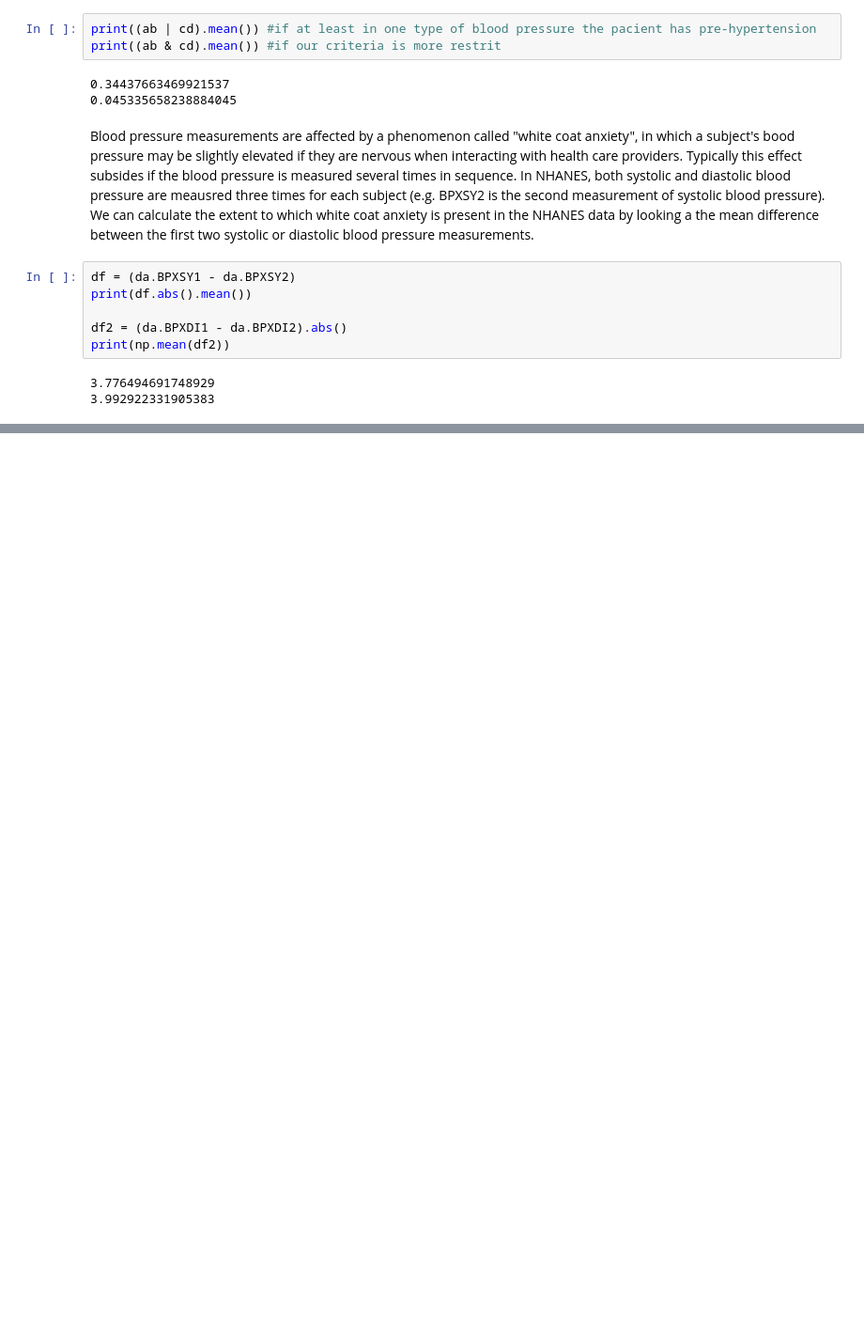
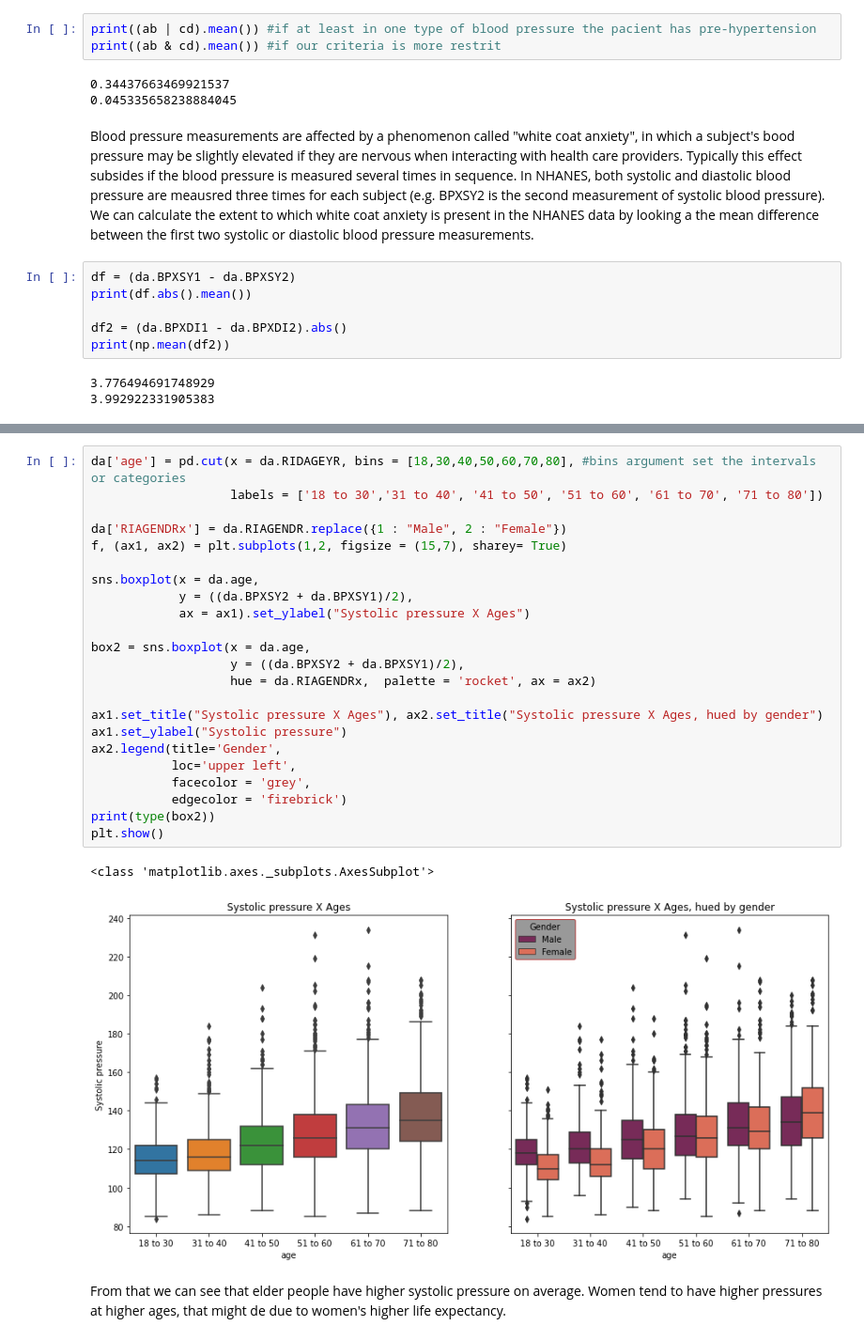
Before and after one commit to SauloVSFh/learningpython, a Jupyter notebook: Statistics/statistics1/Week 2/Univariate exploratory analysis.ipynb, the cells around one changed output, grey strips where cells are left out. Shown at 94% size. Drawn from its saved outputs; the diff is of its cells as text; blank space fills up the shorter version.

```diff
--- a/Statistics/statistics1/Week 2/Univariate exploratory analysis.ipynb
+++ b/Statistics/statistics1/Week 2/Univariate exploratory analysis.ipynb
@@ -273,0 +330,28 @@ print(np.mean(df2))
+# %%
+da['age'] = pd.cut(x = da.RIDAGEYR, bins = [18,30,40,50,60,70,80], #bins argument set the intervals or categories
+                   labels = ['18 to 30','31 to 40', '41 to 50', '51 to 60', '61 to 70', '71 to 80'])
+
+da['RIAGENDRx'] = da.RIAGENDR.replace({1 : "Male", 2 : "Female"})
+f, (ax1, ax2) = plt.subplots(1,2, figsize = (15,7), sharey= True)
+
+sns.boxplot(x = da.age,
+            y = ((da.BPXSY2 + da.BPXSY1)/2),
+            ax = ax1).set_ylabel("Systolic pressure X Ages")
+
+box2 = sns.boxplot(x = da.age,
+                   y = ((da.BPXSY2 + da.BPXSY1)/2),
+                   hue = da.RIAGENDRx,  palette = 'rocket', ax = ax2)
+
+ax1.set_title("Systolic pressure X Ages"), ax2.set_title("Systolic pressure X Ages, hued by gender")
+ax1.set_ylabel("Systolic pressure")
+ax2.legend(title='Gender',
+           loc='upper left',
+           facecolor = 'grey',
+           edgecolor = 'firebrick')
+print(type(box2))
+plt.show()
+# %% [output]
+<class 'matplotlib.axes._subplots.AxesSubplot'>
+[figure, added]
+# %% [markdown]
+From that we can see that elder people have higher systolic pressure on average. Women tend to have higher pressures at higher ages, that might de due to women's higher life expectancy.
```
Also changed, not shown: parts of 42 cells of this notebook, 2 other files.
